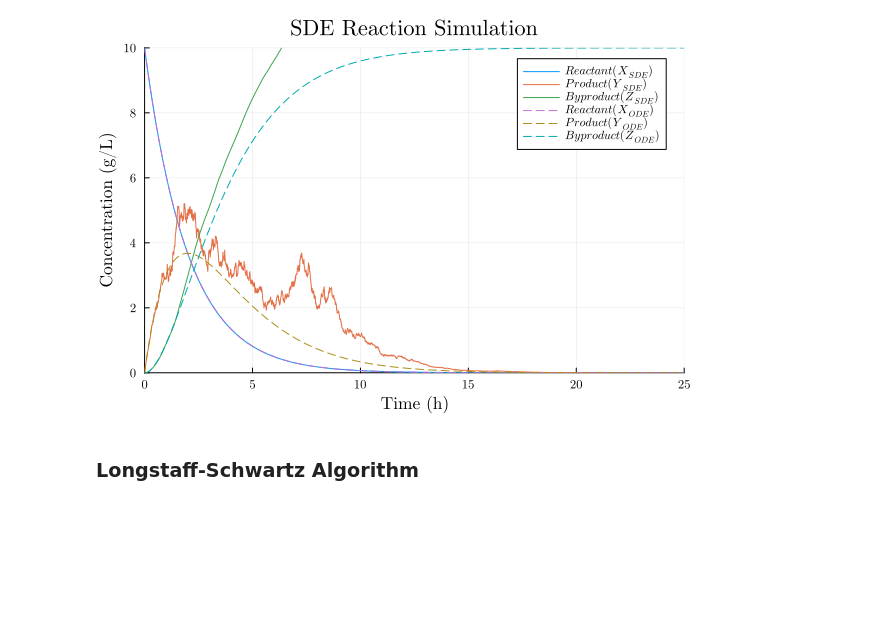
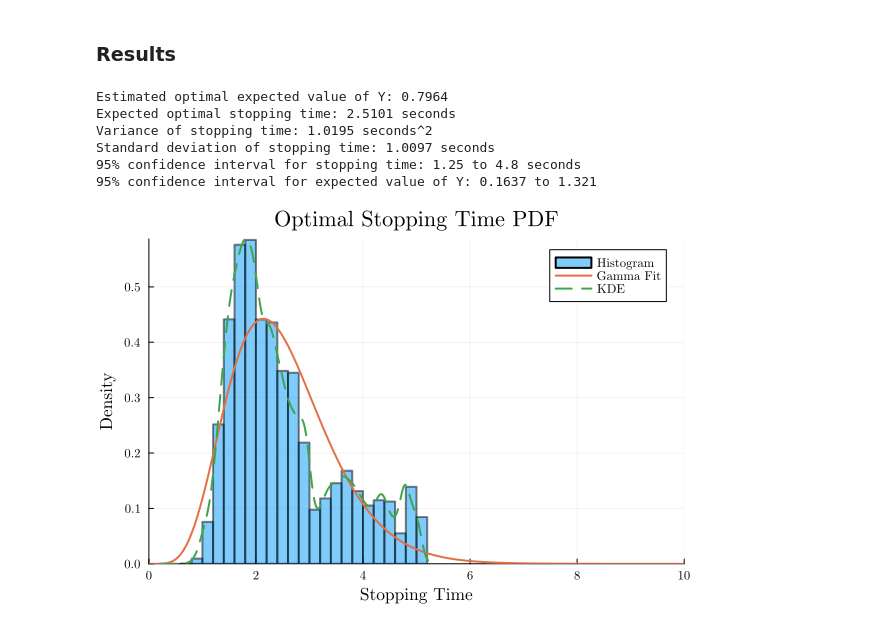
Before and after one commit to rafifsr/bachelorsthesis, a Jupyter notebook: LSMCElementary.ipynb, the cells around one changed output. Drawn from its saved outputs; the diff is of its cells as text; code cells hidden in the pictures; blank space fills up the shorter version.

```diff
--- a/LSMCElementary.ipynb
+++ b/LSMCElementary.ipynb
@@ -20 +141,32 @@ $$
+# %% [markdown]
+### Results
+# %%
+println("Estimated optimal expected value of Y: ", round(mean(Y_opt_values), digits=4))
+println("Expected optimal stopping time: ", round(mean(τ_times), digits=4), " seconds")
+println("Variance of stopping time: ", round(var(τ_times), digits=4), " seconds^2")
+println("Standard deviation of stopping time: ", round(std(τ_times), digits=4), " seconds")
+println("95% confidence interval for stopping time: ", round(quantile(τ_times, 0.025), digits=4), " to ", round(quantile(τ_times, 0.975), digits=4), " seconds")
+println("95% confidence interval for expected value of Y: ", round(quantile(Y_opt_values, 0.025), digits=4), " to ", round(quantile(Y_opt_values, 0.975), digits=4))
+
+# Plot: Histogram + Gamma fit + KDE
+histogram(τ_times, bins=30, normalize=true, label="Histogram", xlabel="Stopping Time", ylabel="Density", title="Optimal Stopping Time PDF",
+          legend=:topright, fontfamily="Computer Modern", lw=2, alpha=0.5)
+
+# Gamma distribution fit
+fit_gamma = fit(Gamma, τ_times)
+plot!(tsteps, pdf.(fit_gamma, tsteps), lw=2, label="Gamma Fit")
+
+# KDE overlay
+kde_est = kde(τ_times)
+plot!(kde_est.x, kde_est.density, lw=2, linestyle=:dash, label="KDE")
+
+xlims!(0, 10)
+# %% [output]
+Estimated optimal expected value of Y: 0.7964
+Expected optimal stopping time: 2.5101 seconds
+Variance of stopping time: 1.0195 seconds^2
+Standard deviation of stopping time: 1.0097 seconds
+95% confidence interval for stopping time: 1.25 to 4.8 seconds
+95% confidence interval for expected value of Y: 0.1637 to 1.321
+[figure, added]
 # %%
@@ -61,11 +213,7 @@ end
 # %%
-# Plotting the results
-using LaTeXStrings
-plot(sdesol[50], title="SDE Reaction Simulation", label=[L"Reactant (X_{SDE})" L"Product (Y_{SDE})" L"Byproduct (Z_{SDE})"], xlabel="Time (h)", ylabel="Concentration (g/L)")
-plot!(odesol, title="SDE Reaction Simulation", label=[L"Reactant (X_{ODE})" L"Product (Y_{ODE})" L"Byproduct (Z_{ODE})"], xlabel="Time (h)", ylabel="Concentration (g/L)", lines=:dash)
-plot!(legend=:topright, fontfamily="Computer Modern", lw=2, markersize=4, grid=true, ylims=(0, init["X0"]), xlims=(0, T))
+# # Plotting the results
+# using LaTeXStrings
+# plot(sdesol[50], title="SDE Reaction Simulation", label=[L"Reactant (X_{SDE})" L"Product (Y_{SDE})" L"Byproduct (Z_{SDE})"], xlabel="Time (h)", ylabel="Concentration (g/L)")
+# plot!(odesol, title="SDE Reaction Simulation", label=[L"Reactant (X_{ODE})" L"Product (Y_{ODE})" L"Byproduct (Z_{ODE})"], xlabel="Time (h)", ylabel="Concentration (g/L)", lines=:dash)
+# plot!(legend=:topright, fontfamily="Computer Modern", lw=2, markersize=4, grid=true, ylims=(0, init["X0"]), xlims=(0, T))
-# %% [output]
-[figure, removed]
-# %% [markdown]
-### Longstaff-Schwartz Algorithm
 # %%
```
Also changed, not shown: parts of 9 cells of this notebook, 1 other file.
